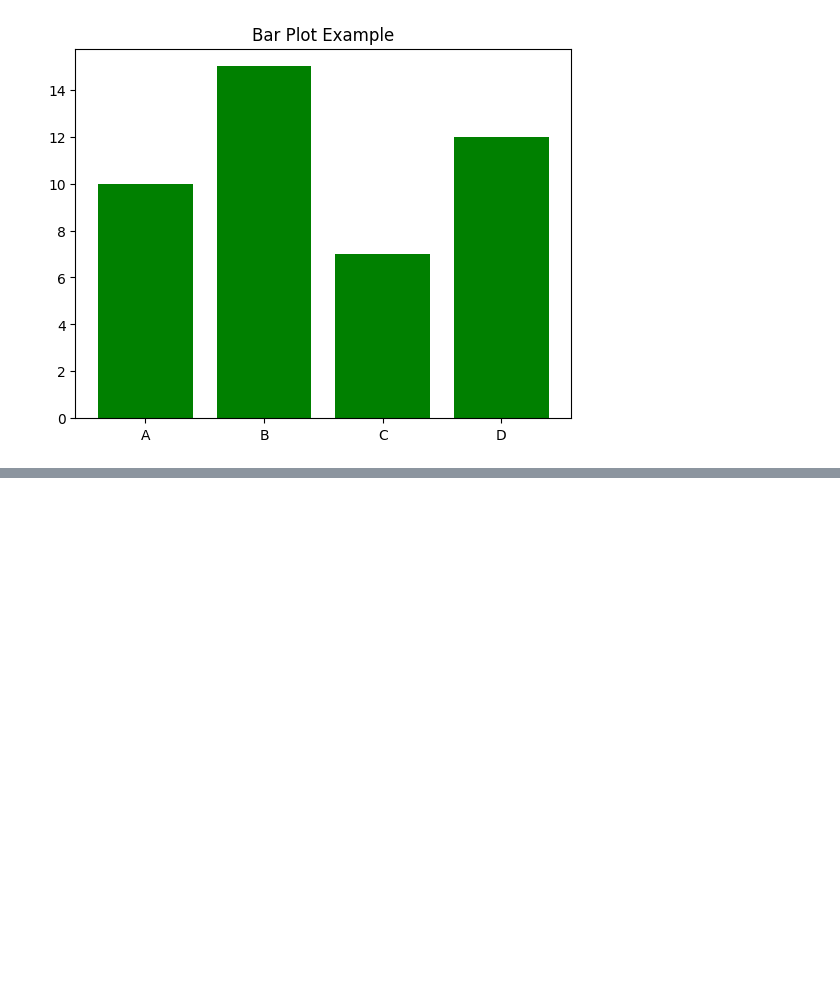
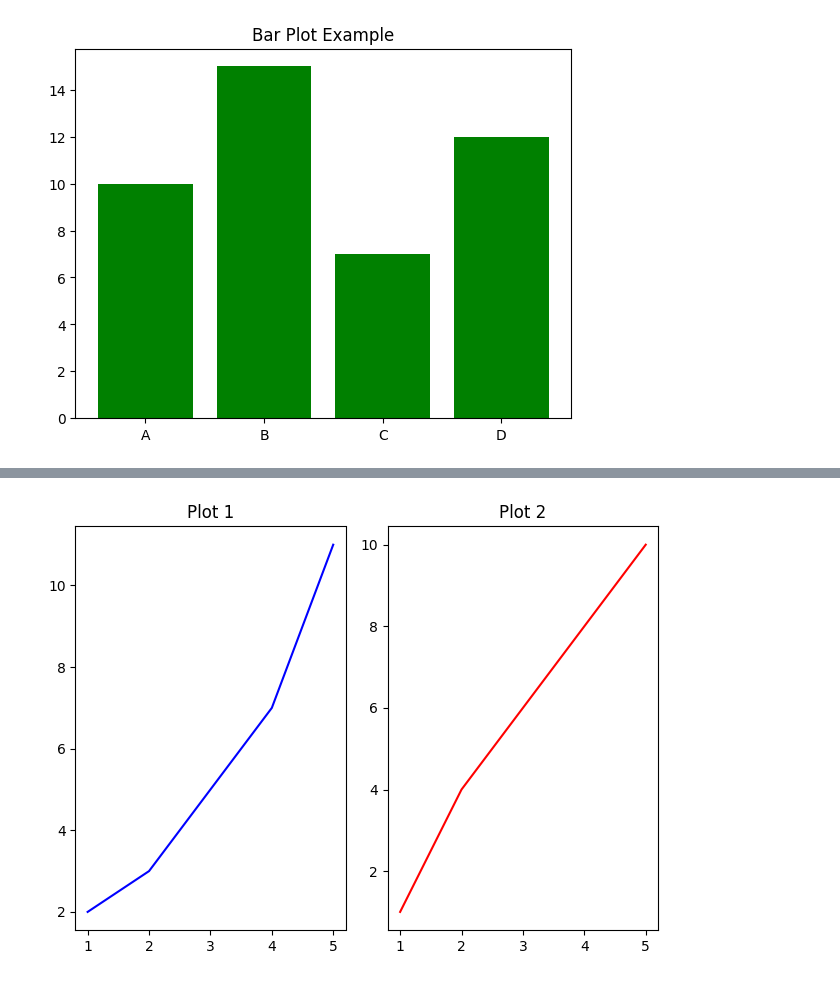
Before and after one commit to supekavya/FullStackDataScience, a Jupyter notebook: matplotlib.ipynb, the cells around one changed output, grey strips where cells are left out. Drawn from its saved outputs; the diff is of its cells as text; code cells hidden in the pictures; blank space fills up the shorter version.

```diff
--- a/matplotlib.ipynb
+++ b/matplotlib.ipynb
@@ -46,0 +77,17 @@ plt.show()
+# %%
+x = [1,2,3,4,5]
+y1 = [2,3,5,7,11]
+y2 = [1,4,6,8,10]
+
+plt.subplot(1,2,1)  # 1 row, 2 columns, plot 1
+plt.plot(x, y1, color='blue')
+plt.title("Plot 1")
+
+plt.subplot(1,2,2)  # 1 row, 2 columns, plot 2
+plt.plot(x, y2, color='red')
+plt.title("Plot 2")
+
+plt.tight_layout()
+plt.show()
+# %% [output]
+[figure, added]
```
Also changed, not shown: parts of 34 cells of this notebook, 3 other files.
